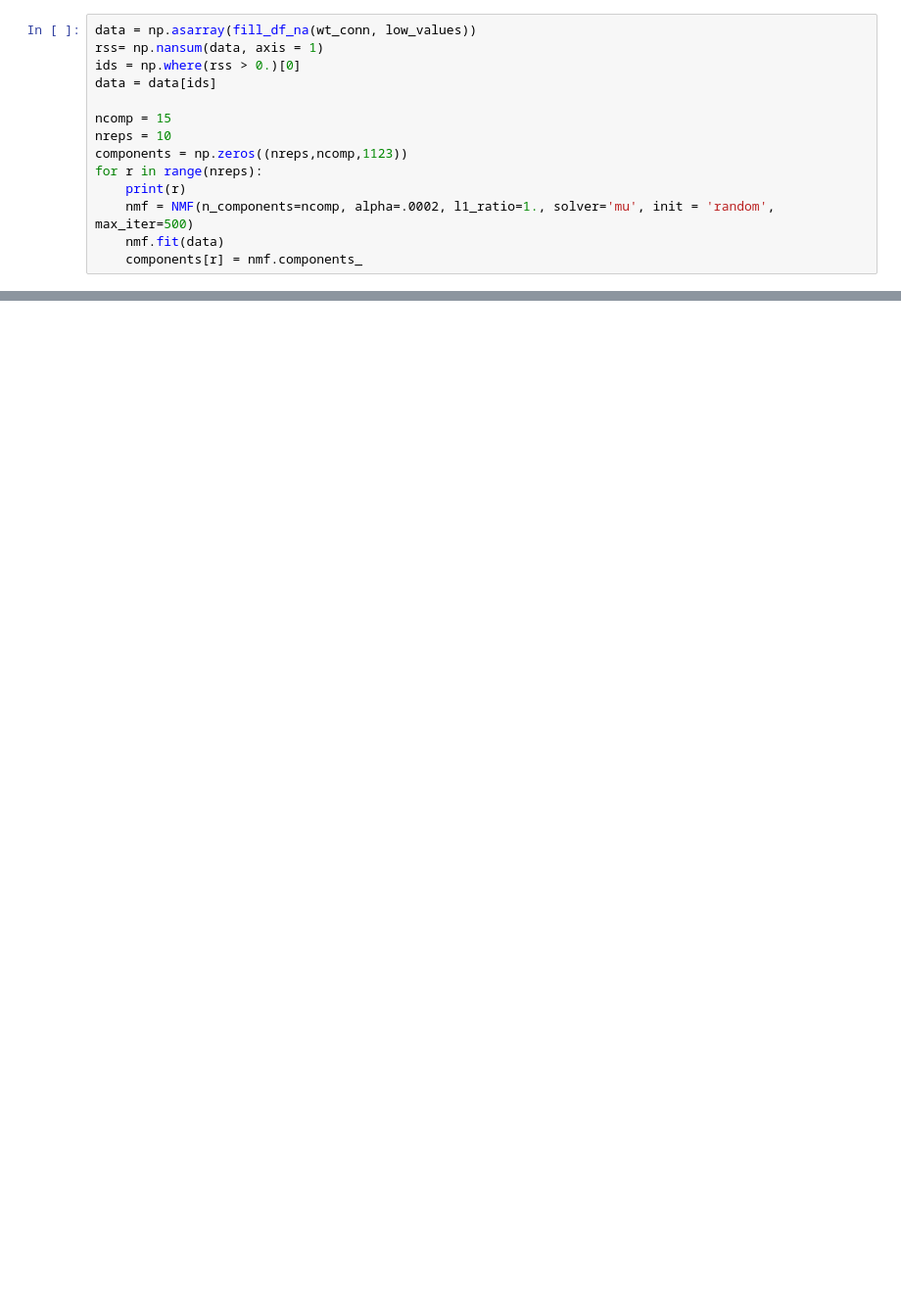
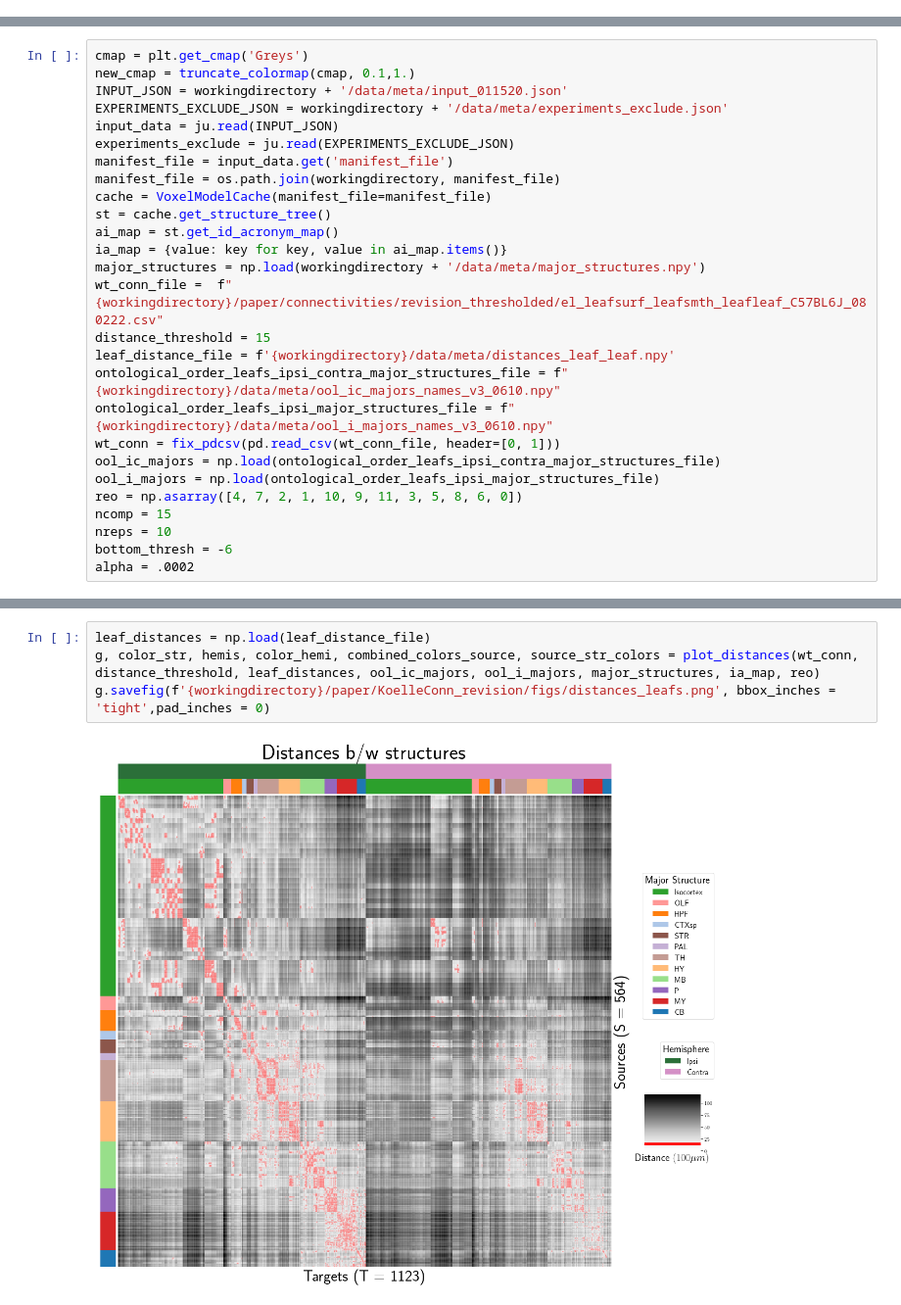
Before and after one commit to AllenInstitute/mouse_connectivity_models, a Jupyter notebook: analyses/paper_final/figures/Figure4_SuppFig.ipynb, the cells around one changed output, grey strips where cells are left out. Shown at 98% size. Drawn from its saved outputs; the diff is of its cells as text; blank space fills up the shorter version.

```diff
--- a/analyses/paper_final/figures/Figure4_SuppFig.ipynb
+++ b/analyses/paper_final/figures/Figure4_SuppFig.ipynb
@@ -412,14 +0,0 @@ fig.savefig('paper/KoelleConn_fromlocal_0623/figs/nmf_test_train.png', bbox_inch
-# %%
-data = np.asarray(fill_df_na(wt_conn, low_values))
-rss= np.nansum(data, axis = 1)
-ids = np.where(rss > 0.)[0]
-data = data[ids]
-
-ncomp = 15
-nreps = 10
-components = np.zeros((nreps,ncomp,1123))
-for r in range(nreps):
-    print(r)
-    nmf = NMF(n_components=ncomp, alpha=.0002, l1_ratio=1., solver='mu', init = 'random', max_iter=500)
-    nmf.fit(data)
-    components[r] = nmf.components_
@@ -874,0 +51,27 @@ g.savefig('paper/KoelleConn_fromlocal_0623/figs/conn_leafs_recon.png', bbox_inch
+# %%
+cmap = plt.get_cmap('Greys')
+new_cmap = truncate_colormap(cmap, 0.1,1.)
+INPUT_JSON = workingdirectory + '/data/meta/input_011520.json'
+EXPERIMENTS_EXCLUDE_JSON = workingdirectory + '/data/meta/experiments_exclude.json'
+input_data = ju.read(INPUT_JSON)
+experiments_exclude = ju.read(EXPERIMENTS_EXCLUDE_JSON)
+manifest_file = input_data.get('manifest_file')
+manifest_file = os.path.join(workingdirectory, manifest_file)
+cache = VoxelModelCache(manifest_file=manifest_file)
+st = cache.get_structure_tree()
+ai_map = st.get_id_acronym_map()
+ia_map = {value: key for key, value in ai_map.items()}
+major_structures = np.load(workingdirectory + '/data/meta/major_structures.npy')
+wt_conn_file =  f"{workingdirectory}/paper/connectivities/revision_thresholded/el_leafsurf_leafsmth_leafleaf_C57BL6J_080222.csv"
+distance_threshold = 15
+leaf_distance_file = f'{workingdirectory}/data/meta/distances_leaf_leaf.npy'
+ontological_order_leafs_ipsi_contra_major_structures_file = f"{workingdirectory}/data/meta/ool_ic_majors_names_v3_0610.npy"
+ontological_order_leafs_ipsi_major_structures_file = f"{workingdirectory}/data/meta/ool_i_majors_names_v3_0610.npy"
+wt_conn = fix_pdcsv(pd.read_csv(wt_conn_file, header=[0, 1]))
+ool_ic_majors = np.load(ontological_order_leafs_ipsi_contra_major_structures_file)
+ool_i_majors = np.load(ontological_order_leafs_ipsi_major_structures_file)
+reo = np.asarray([4, 7, 2, 1, 10, 9, 11, 3, 5, 8, 6, 0])
+ncomp = 15
+nreps = 10
+bottom_thresh = -6
+alpha = .0002
@@ -874,0 +80,6 @@ g.savefig('paper/KoelleConn_fromlocal_0623/figs/conn_leafs_recon.png', bbox_inch
+# %%
+leaf_distances = np.load(leaf_distance_file)
+g, color_str, hemis, color_hemi, combined_colors_source, source_str_colors = plot_distances(wt_conn, distance_threshold, leaf_distances, ool_ic_majors, ool_i_majors, major_structures, ia_map, reo)
+g.savefig(f'{workingdirectory}/paper/KoelleConn_revision/figs/distances_leafs.png', bbox_inches = 'tight',pad_inches = 0)
+# %% [output]
+[figure, added]
```
Also changed, not shown: parts of 47 cells of this notebook, 22 other files.
